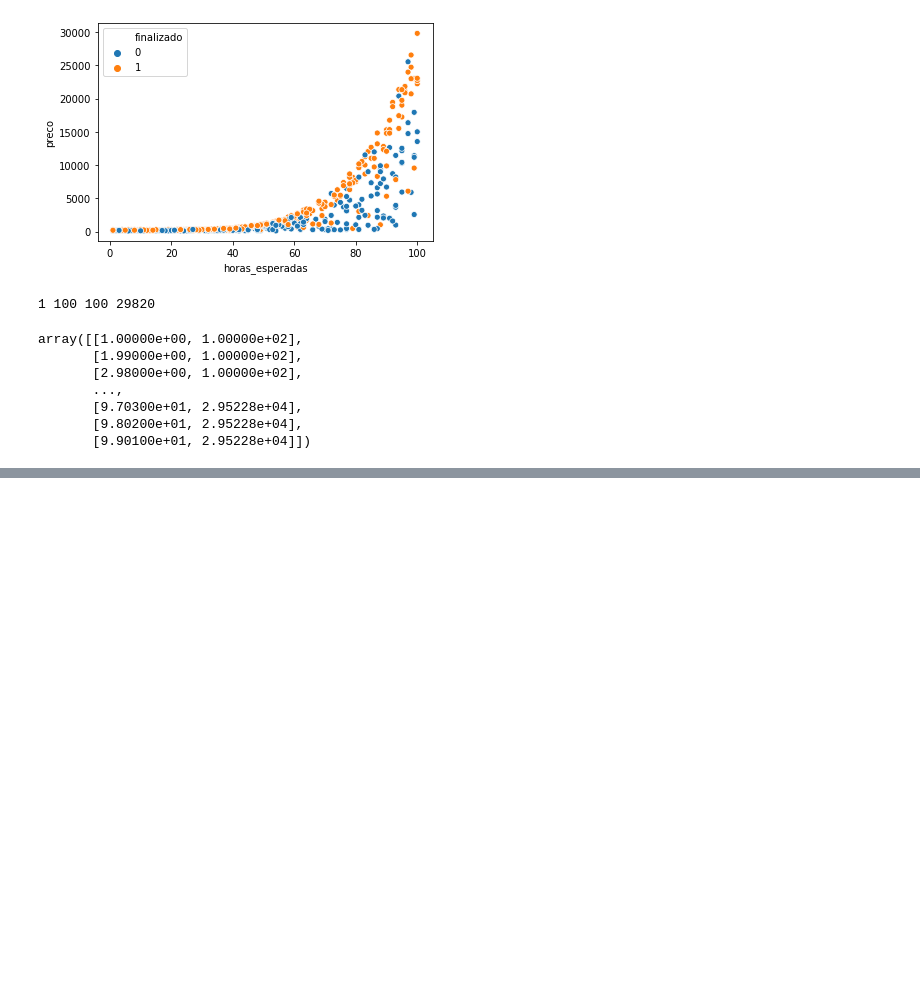
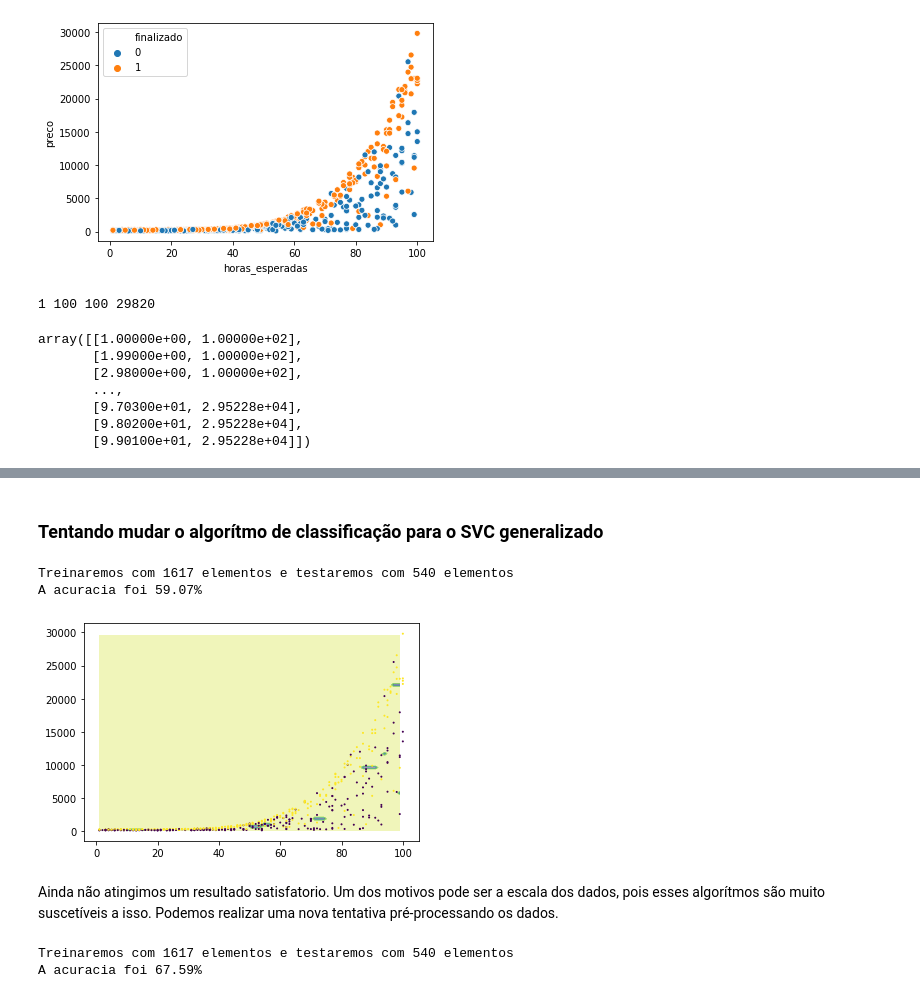
Before and after one commit to chamatt/Alura-Machine-Learning-Track, a Jupyter notebook: 01 - Introdução a Classificação com SKLearn/Aula 3 - Um projeto de baixa dimensionalidade e o baseline.ipynb, the cells around one changed output, grey strips where cells are left out. Cells and saved outputs as stored; diff of their text form; code cells hidden in the pictures; blank space fills up the shorter version.

```diff
--- a/01 - Introdução a Classificação com SKLearn/Aula 3 - Um projeto de baixa dimensionalidade e o baseline.ipynb
+++ b/01 - Introdução a Classificação com SKLearn/Aula 3 - Um projeto de baixa dimensionalidade e o baseline.ipynb
@@ -127,0 +128,73 @@ plt.scatter(teste_x.horas_esperadas, teste_x.preco, c=teste_y, s=1);
+# %% [markdown]
+### Tentando mudar o algorítmo de classificação para o SVC generalizado
+# %%
+from sklearn.model_selection import train_test_split
+from sklearn.svm import SVC
+from sklearn.metrics import accuracy_score
+
+SEED = 7
+np.random.seed(SEED)
+
+treino_x, teste_x, treino_y, teste_y = train_test_split(x, y, stratify = y, test_size = 0.25)
+print(f"Treinaremos com {len(treino_x)} elementos e testaremos com {len(teste_x)} elementos")
+modelo = SVC()
+modelo.fit(treino_x, treino_y)
+
+previsoes = modelo.predict(teste_x)
+
+acuracia = accuracy_score(teste_y, previsoes) * 100
+print(f"A acuracia foi {acuracia:.2f}%")
+# %% [output]
+Treinaremos com 1617 elementos e testaremos com 540 elementos
+A acuracia foi 59.07%
+# %%
+import matplotlib.pyplot as plt
+x_min = teste_x.horas_esperadas.min()
+x_max = teste_x.horas_esperadas.max()
+y_min = teste_x.preco.min()
+y_max = teste_x.preco.max()
+pixels = 100
+eixo_x = np.arange(x_min, x_max, (x_max - x_min) / pixels)
+eixo_y = np.arange(y_min, y_max, (y_max - y_min) / pixels)
+xx, yy = np.meshgrid(eixo_x, eixo_y)
+pontos = np.c_[xx.ravel(), yy.ravel()]
+Z = modelo.predict(pontos)
+Z = Z.reshape(xx.shape)
+plt.contourf(xx, yy, Z, alpha=0.3)
+plt.scatter(teste_x.horas_esperadas, teste_x.preco, c=teste_y, s=1);
+# DECISION BOUNDARY
+# %% [output]
+[figure, added]
+# %% [markdown]
+Ainda não atingimos um resultado satisfatorio.
+Um dos motivos pode ser a escala dos dados, pois esses algorítmos são muito suscetíveis a isso.
+Podemos realizar uma nova tentativa pré-processando os dados.
+# %%
+from sklearn.preprocessing import StandardScaler
+from sklearn.model_selection import train_test_split
+from sklearn.svm import SVC
+from sklearn.metrics import accuracy_score
+
+SEED = 7
+np.random.seed(SEED)
+
+raw_treino_x, raw_teste_x, raw_treino_y, raw_teste_y = train_test_split(x, y, random_state = SEED, stratify = y, test_size = 0.25)
+print(f"Treinaremos com {len(treino_x)} elementos e testaremos com {len(teste_x)} elementos")
+
+teste_x
+
+scaler = StandardScaler()
+scaler.fit(raw_treino_x)
+treino_x = scaler.transform(raw_treino_x)
+teste_x = scaler.transform(raw_teste_x)
+
+modelo = SVC()
+modelo.fit(treino_x, treino_y)
+
+previsoes = modelo.predict(teste_x)
+
+acuracia = accuracy_score(teste_y, previsoes) * 100
+print(f"A acuracia foi {acuracia:.2f}%")
+# %% [output]
+Treinaremos com 1617 elementos e testaremos com 540 elementos
+A acuracia foi 67.59%
```
Also changed, not shown: parts of 4 cells of this notebook.
